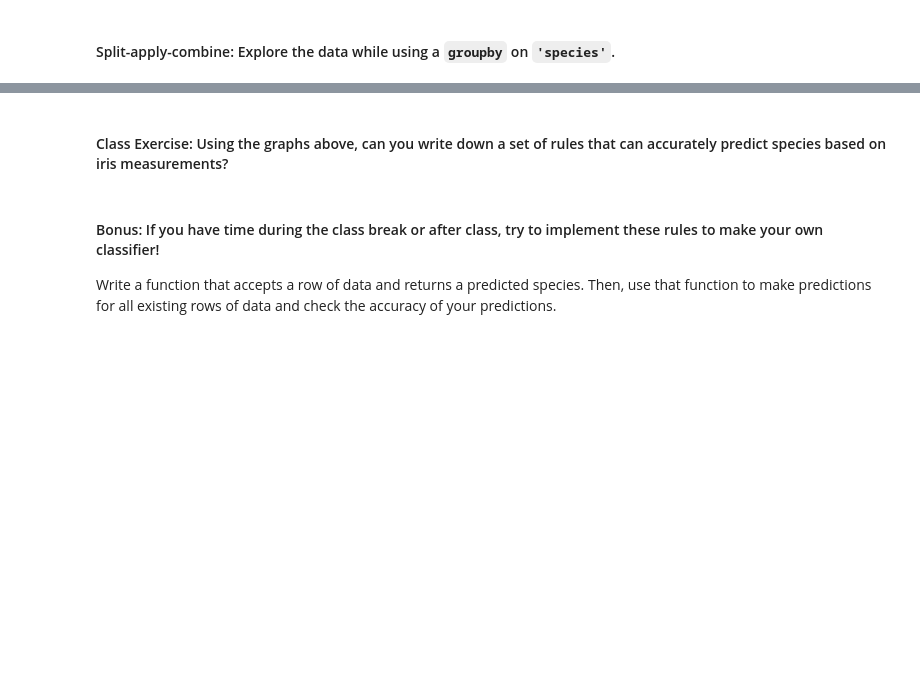
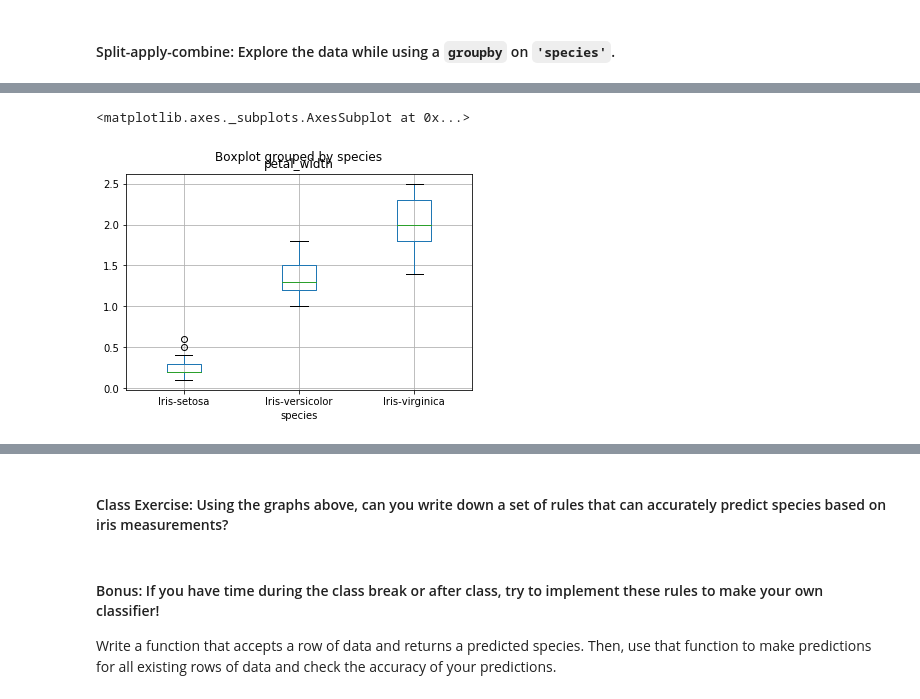
Before and after one commit to angelakdang/datr-515-course-info, a Jupyter notebook: Unit 3/Session 12/knn_with_sklearn.ipynb, the cells around one changed output, grey strips where cells are left out. Cells and saved outputs as stored; diff of their text form; code cells hidden in the pictures; blank space fills up the shorter version.

```diff
--- a/Unit 3/Session 12/knn_with_sklearn.ipynb
+++ b/Unit 3/Session 12/knn_with_sklearn.ipynb
@@ -108,4 +154,5 @@ iris.head(30)
 # %%
 # Sort the DataFrame by petal_width.
+iris.sort_values(by= 'petal_width', inplace=True)
 # %%
 # Sort the DataFrame by petal_width and display the NumPy array.
@@ -122,2 +219,9 @@ iris.head(30)
+# %%
+# iris[['petal_width','species']].groupby('species').plot(kind='box', by='species')
+
+iris.boxplot(column='petal_width', by='species')
+# %% [output]
+<matplotlib.axes._subplots.AxesSubplot at 0x...>
+[figure, added]
 # %%
 # Box plot of all numeric columns, grouped by species.
```
Also changed, not shown: parts of 29 cells of this notebook, 2 other files.
